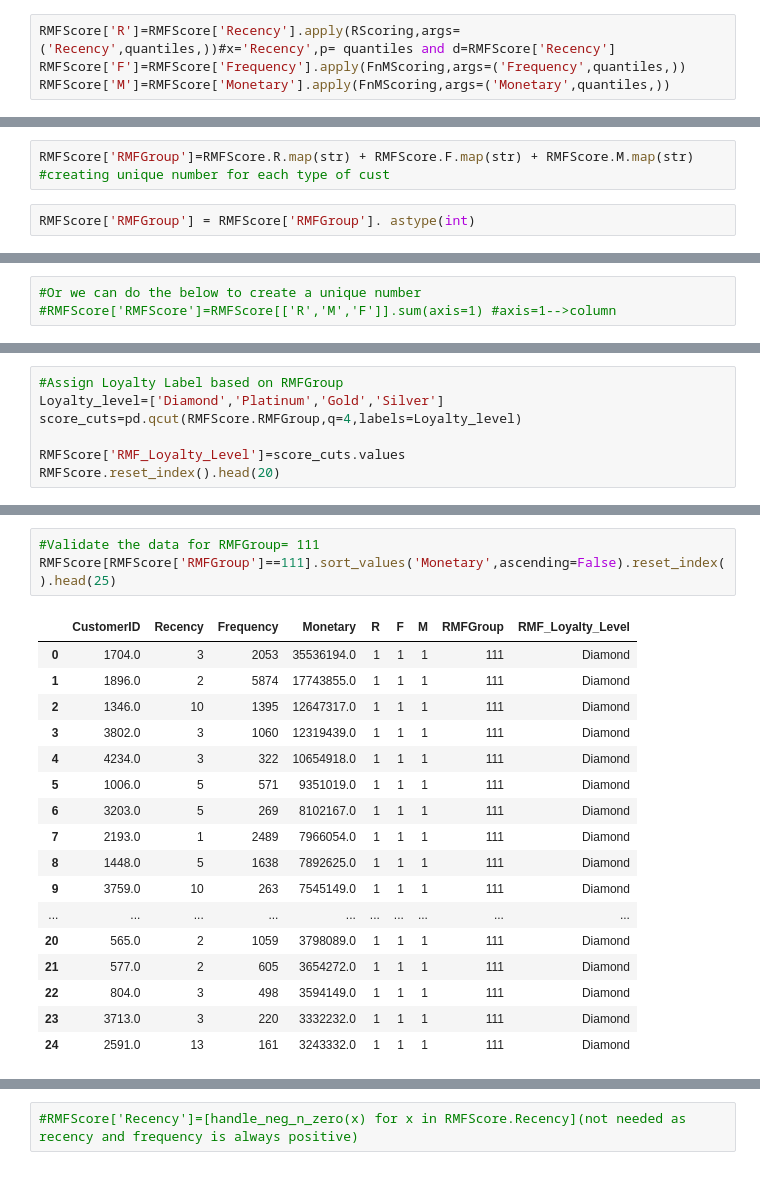
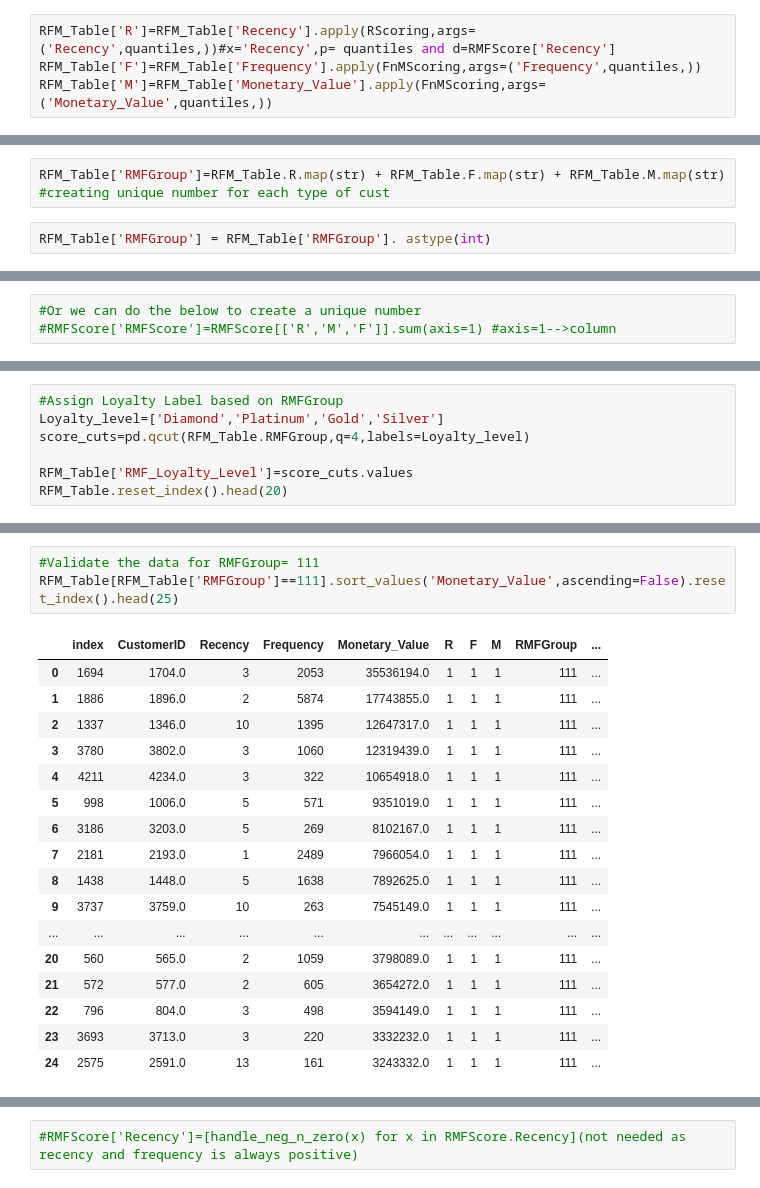
Before and after one commit to anjali04121994/mycodes, a Jupyter notebook: E_Commerce_RMF_FinalProject.ipynb, the cells around one changed output, grey strips where cells are left out. Saved outputs shown, nothing was run; the diff lists cells and outputs as text.

```diff
--- a/E_Commerce_RMF_FinalProject.ipynb
+++ b/E_Commerce_RMF_FinalProject.ipynb
@@ -335,5 +336,5 @@ Index(['Recency', 'Frequency', 'Monetary'], dtype='object')
 # %%
-RMFScore['R']=RMFScore['Recency'].apply(RScoring,args=('Recency',quantiles,))#x='Recency',p= quantiles and d=RMFScore['Recency']
-RMFScore['F']=RMFScore['Frequency'].apply(FnMScoring,args=('Frequency',quantiles,))
-RMFScore['M']=RMFScore['Monetary'].apply(FnMScoring,args=('Monetary',quantiles,))
+RFM_Table['R']=RFM_Table['Recency'].apply(RScoring,args=('Recency',quantiles,))#x='Recency',p= quantiles and d=RMFScore['Recency']
+RFM_Table['F']=RFM_Table['Frequency'].apply(FnMScoring,args=('Frequency',quantiles,))
+RFM_Table['M']=RFM_Table['Monetary_Value'].apply(FnMScoring,args=('Monetary_Value',quantiles,))
 # %%
@@ -366,5 +366,5 @@ Index(['Recency', 'Frequency', 'Monetary', 'R', 'F', 'M'], dtype='object')
 # %%
-RMFScore['RMFGroup']=RMFScore.R.map(str) + RMFScore.F.map(str) + RMFScore.M.map(str) #creating unique number for each type of cust
+RFM_Table['RMFGroup']=RFM_Table.R.map(str) + RFM_Table.F.map(str) + RFM_Table.M.map(str) #creating unique number for each type of cust
 # %%
-RMFScore['RMFGroup'] = RMFScore['RMFGroup']. astype(int)
+RFM_Table['RMFGroup'] = RFM_Table['RMFGroup']. astype(int)
 # %%
@@ -426,8 +407,8 @@ memory usage: 237.8 KB
 # %%
 #Assign Loyalty Label based on RMFGroup
 Loyalty_level=['Diamond','Platinum','Gold','Silver']
-score_cuts=pd.qcut(RMFScore.RMFGroup,q=4,labels=Loyalty_level)
+score_cuts=pd.qcut(RFM_Table.RMFGroup,q=4,labels=Loyalty_level)
 
-RMFScore['RMF_Loyalty_Level']=score_cuts.values
-RMFScore.reset_index().head(20)
+RFM_Table['RMF_Loyalty_Level']=score_cuts.values
+RFM_Table.reset_index().head(20)
 # %% [output]
@@ -451,23 +432,23 @@ RMFScore.reset_index().head(20)
 # %%
 #Validate the data for RMFGroup= 111
-RMFScore[RMFScore['RMFGroup']==111].sort_values('Monetary',ascending=False).reset_index().head(25)
+RFM_Table[RFM_Table['RMFGroup']==111].sort_values('Monetary_Value',ascending=False).reset_index().head(25)
 # %% [output]
-|  | CustomerID | Recency | Frequency | Monetary | R | F | M | RMFGroup | RMF_Loyalty_Level |
-| 0 | 1704.0 | 3 | 2053 | 35536194.0 | 1 | 1 | 1 | 111 | Diamond |
-| 1 | 1896.0 | 2 | 5874 | 17743855.0 | 1 | 1 | 1 | 111 | Diamond |
-| 2 | 1346.0 | 10 | 1395 | 12647317.0 | 1 | 1 | 1 | 111 | Diamond |
-| 3 | 3802.0 | 3 | 1060 | 12319439.0 | 1 | 1 | 1 | 111 | Diamond |
-| 4 | 4234.0 | 3 | 322 | 10654918.0 | 1 | 1 | 1 | 111 | Diamond |
-| 5 | 1006.0 | 5 | 571 | 9351019.0 | 1 | 1 | 1 | 111 | Diamond |
-| 6 | 3203.0 | 5 | 269 | 8102167.0 | 1 | 1 | 1 | 111 | Diamond |
-| 7 | 2193.0 | 1 | 2489 | 7966054.0 | 1 | 1 | 1 | 111 | Diamond |
-| 8 | 1448.0 | 5 | 1638 | 7892625.0 | 1 | 1 | 1 | 111 | Diamond |
-| 9 | 3759.0 | 10 | 263 | 7545149.0 | 1 | 1 | 1 | 111 | Diamond |
-| ... | ... | ... | ... | ... | ... | ... | ... | ... | ... |
-| 20 | 565.0 | 2 | 1059 | 3798089.0 | 1 | 1 | 1 | 111 | Diamond |
-| 21 | 577.0 | 2 | 605 | 3654272.0 | 1 | 1 | 1 | 111 | Diamond |
-| 22 | 804.0 | 3 | 498 | 3594149.0 | 1 | 1 | 1 | 111 | Diamond |
-| 23 | 3713.0 | 3 | 220 | 3332232.0 | 1 | 1 | 1 | 111 | Diamond |
-| 24 | 2591.0 | 13 | 161 | 3243332.0 | 1 | 1 | 1 | 111 | Diamond |
+|  | index | CustomerID | Recency | Frequency | Monetary_Value | R | F | M | RMFGroup | ... |
+| 0 | 1694 | 1704.0 | 3 | 2053 | 35536194.0 | 1 | 1 | 1 | 111 | ... |
+| 1 | 1886 | 1896.0 | 2 | 5874 | 17743855.0 | 1 | 1 | 1 | 111 | ... |
+| 2 | 1337 | 1346.0 | 10 | 1395 | 12647317.0 | 1 | 1 | 1 | 111 | ... |
+| 3 | 3780 | 3802.0 | 3 | 1060 | 12319439.0 | 1 | 1 | 1 | 111 | ... |
+| 4 | 4211 | 4234.0 | 3 | 322 | 10654918.0 | 1 | 1 | 1 | 111 | ... |
+| 5 | 998 | 1006.0 | 5 | 571 | 9351019.0 | 1 | 1 | 1 | 111 | ... |
+| 6 | 3186 | 3203.0 | 5 | 269 | 8102167.0 | 1 | 1 | 1 | 111 | ... |
+| 7 | 2181 | 2193.0 | 1 | 2489 | 7966054.0 | 1 | 1 | 1 | 111 | ... |
+| 8 | 1438 | 1448.0 | 5 | 1638 | 7892625.0 | 1 | 1 | 1 | 111 | ... |
+| 9 | 3737 | 3759.0 | 10 | 263 | 7545149.0 | 1 | 1 | 1 | 111 | ... |
+| ... | ... | ... | ... | ... | ... | ... | ... | ... | ... | ... |
+| 20 | 560 | 565.0 | 2 | 1059 | 3798089.0 | 1 | 1 | 1 | 111 | ... |
+| 21 | 572 | 577.0 | 2 | 605 | 3654272.0 | 1 | 1 | 1 | 111 | ... |
+| 22 | 796 | 804.0 | 3 | 498 | 3594149.0 | 1 | 1 | 1 | 111 | ... |
+| 23 | 3693 | 3713.0 | 3 | 220 | 3332232.0 | 1 | 1 | 1 | 111 | ... |
+| 24 | 2575 | 2591.0 | 13 | 161 | 3243332.0 | 1 | 1 | 1 | 111 | ... |
 # %%
 #Validate the data for RMFGroup= 444
```
Also changed, not shown: parts of 35 cells of this notebook.
